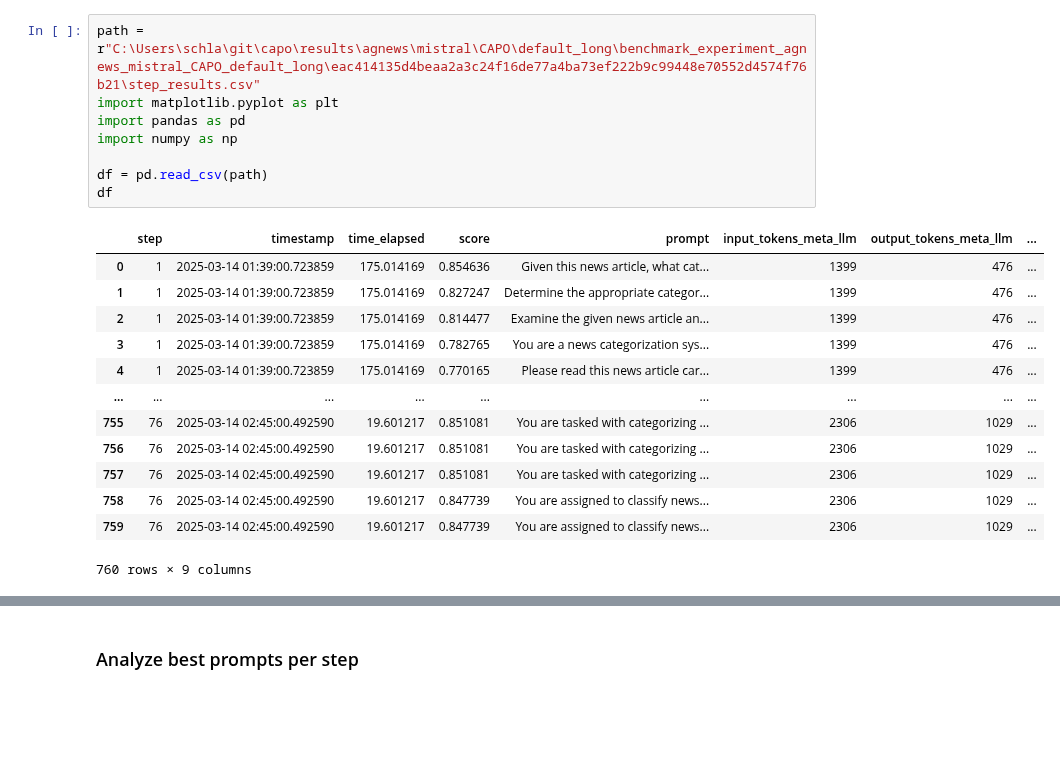
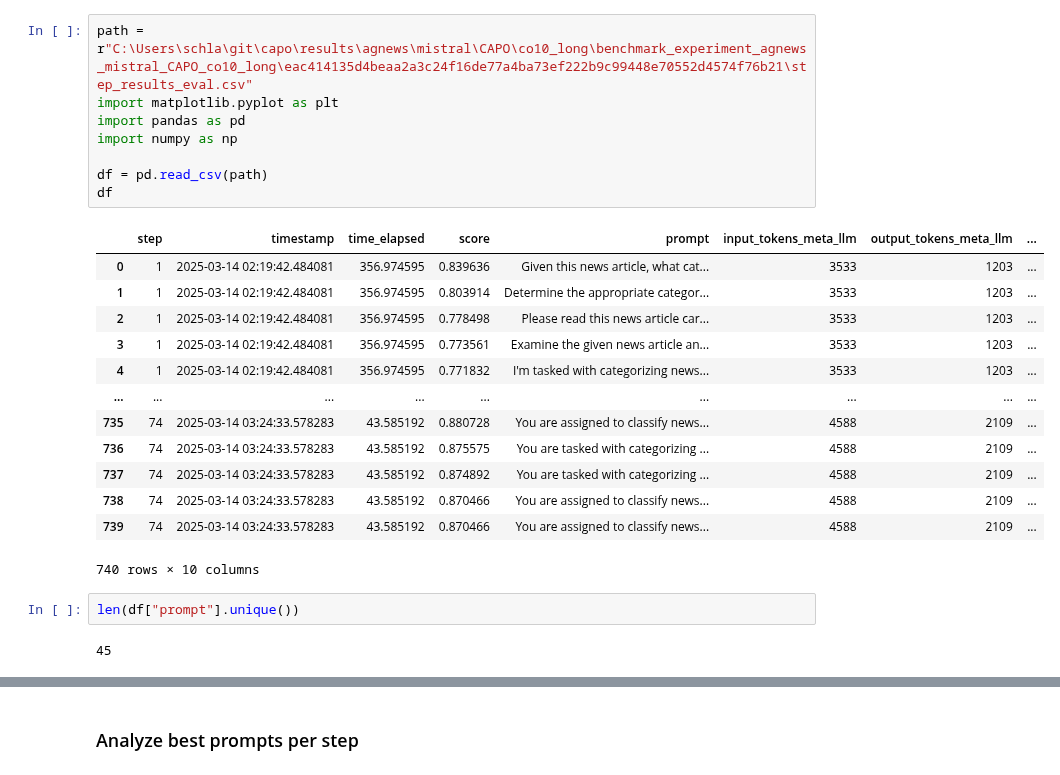
Before and after one commit to finitearth/capo, a Jupyter notebook: notebooks/results_analysis.ipynb, the cells around one changed output, grey strips where cells are left out. Drawn from its saved outputs; the diff is of its cells as text; blank space fills up the shorter version.

```diff
--- a/notebooks/results_analysis.ipynb
+++ b/notebooks/results_analysis.ipynb
@@ -1,25 +1,29 @@
 # %%
-path = r"C:\Users\schla\git\capo\results\agnews\mistral\CAPO\default_long\benchmark_experiment_agnews_mistral_CAPO_default_long\eac414135d4beaa2a3c24f16de77a4ba73ef222b9c99448e70552d4574f76b21\step_results.csv"
+path = r"C:\Users\schla\git\capo\results\agnews\mistral\CAPO\co10_long\benchmark_experiment_agnews_mistral_CAPO_co10_long\eac414135d4beaa2a3c24f16de77a4ba73ef222b9c99448e70552d4574f76b21\step_results_eval.csv"
 import matplotlib.pyplot as plt
 import pandas as pd
 import numpy as np
 
 df = pd.read_csv(path)
 df
 # %% [output]
 |  | step | timestamp | time_elapsed | score | prompt | input_tokens_meta_llm | output_tokens_meta_llm | ... |
-| 0 | 1 | 2025-03-14 01:39:00.723859 | 175.014169 | 0.854636 | Given this news article, what cat... | 1399 | 476 | ... |
-| 1 | 1 | 2025-03-14 01:39:00.723859 | 175.014169 | 0.827247 | Determine the appropriate categor... | 1399 | 476 | ... |
-| 2 | 1 | 2025-03-14 01:39:00.723859 | 175.014169 | 0.814477 | Examine the given news article an... | 1399 | 476 | ... |
-| 3 | 1 | 2025-03-14 01:39:00.723859 | 175.014169 | 0.782765 | You are a news categorization sys... | 1399 | 476 | ... |
-| 4 | 1 | 2025-03-14 01:39:00.723859 | 175.014169 | 0.770165 | Please read this news article car... | 1399 | 476 | ... |
+| 0 | 1 | 2025-03-14 02:19:42.484081 | 356.974595 | 0.839636 | Given this news article, what cat... | 3533 | 1203 | ... |
+| 1 | 1 | 2025-03-14 02:19:42.484081 | 356.974595 | 0.803914 | Determine the appropriate categor... | 3533 | 1203 | ... |
+| 2 | 1 | 2025-03-14 02:19:42.484081 | 356.974595 | 0.778498 | Please read this news article car... | 3533 | 1203 | ... |
+| 3 | 1 | 2025-03-14 02:19:42.484081 | 356.974595 | 0.773561 | Examine the given news article an... | 3533 | 1203 | ... |
+| 4 | 1 | 2025-03-14 02:19:42.484081 | 356.974595 | 0.771832 | I'm tasked with categorizing news... | 3533 | 1203 | ... |
 | ... | ... | ... | ... | ... | ... | ... | ... | ... |
-| 755 | 76 | 2025-03-14 02:45:00.492590 | 19.601217 | 0.851081 | You are tasked with categorizing ... | 2306 | 1029 | ... |
-| 756 | 76 | 2025-03-14 02:45:00.492590 | 19.601217 | 0.851081 | You are tasked with categorizing ... | 2306 | 1029 | ... |
-| 757 | 76 | 2025-03-14 02:45:00.492590 | 19.601217 | 0.851081 | You are tasked with categorizing ... | 2306 | 1029 | ... |
-| 758 | 76 | 2025-03-14 02:45:00.492590 | 19.601217 | 0.847739 | You are assigned to classify news... | 2306 | 1029 | ... |
-| 759 | 76 | 2025-03-14 02:45:00.492590 | 19.601217 | 0.847739 | You are assigned to classify news... | 2306 | 1029 | ... |
+| 735 | 74 | 2025-03-14 03:24:33.578283 | 43.585192 | 0.880728 | You are assigned to classify news... | 4588 | 2109 | ... |
+| 736 | 74 | 2025-03-14 03:24:33.578283 | 43.585192 | 0.875575 | You are tasked with categorizing ... | 4588 | 2109 | ... |
+| 737 | 74 | 2025-03-14 03:24:33.578283 | 43.585192 | 0.874892 | You are tasked with categorizing ... | 4588 | 2109 | ... |
+| 738 | 74 | 2025-03-14 03:24:33.578283 | 43.585192 | 0.870466 | You are assigned to classify news... | 4588 | 2109 | ... |
+| 739 | 74 | 2025-03-14 03:24:33.578283 | 43.585192 | 0.870466 | You are assigned to classify news... | 4588 | 2109 | ... |
-760 rows × 9 columns
+740 rows × 10 columns
+# %%
+len(df["prompt"].unique())
+# %% [output]
+45
 # %%
 # group df by step and get the mean of the values (ignore stings)
 df_grouped = df.groupby("step", as_index=False).mean(numeric_only=True)
```
Also changed, not shown: parts of 7 cells of this notebook, 2 other files.
